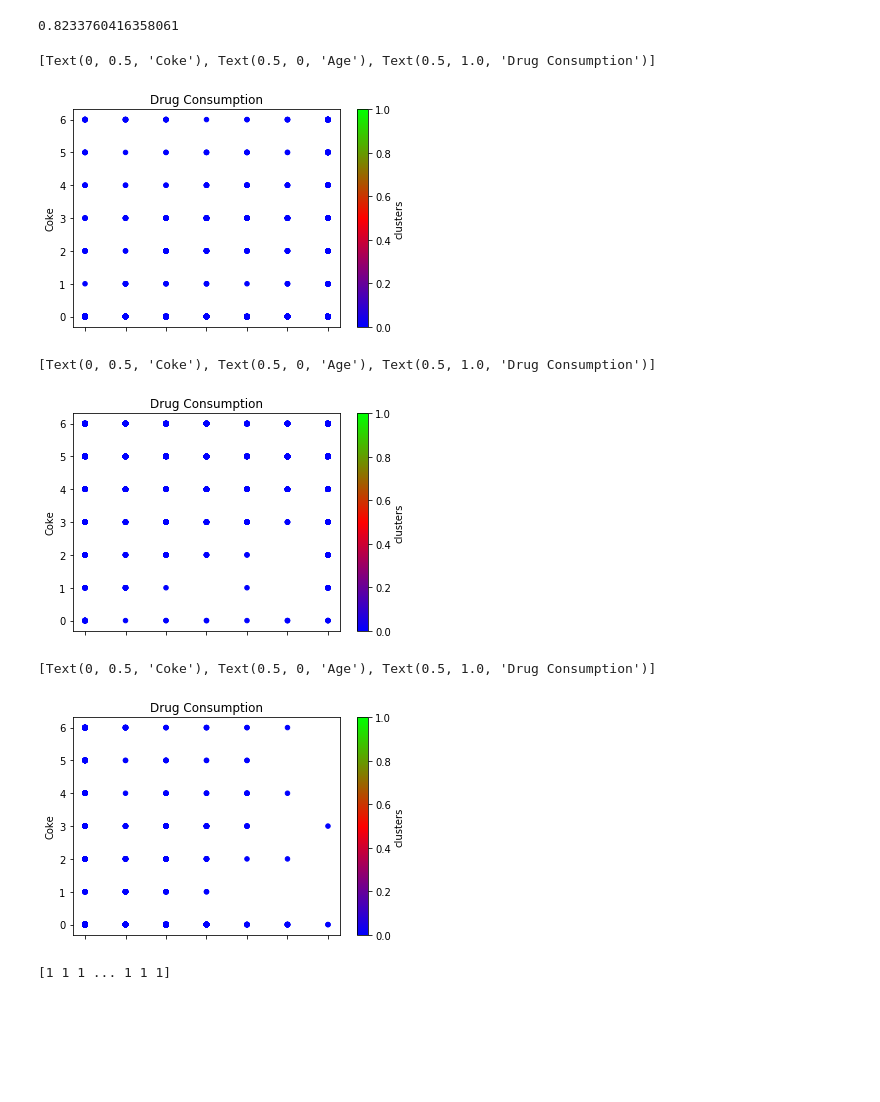
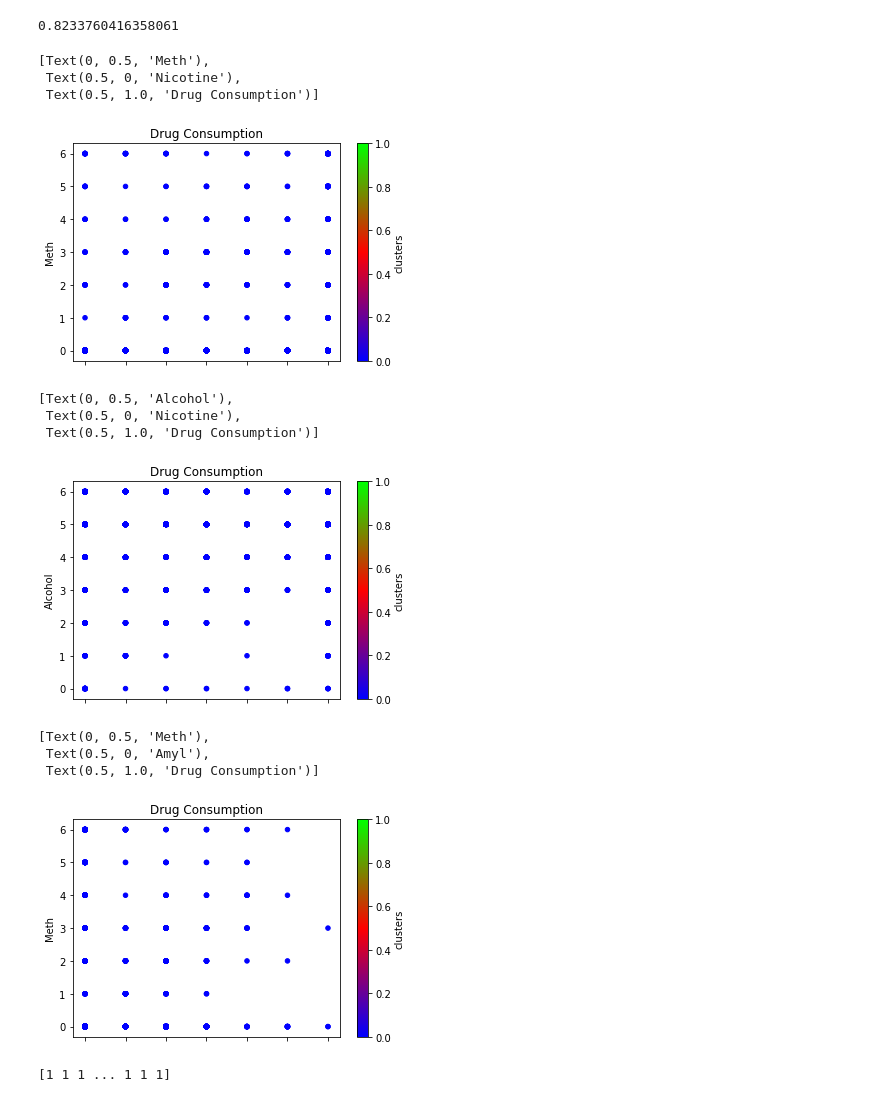
Before and after one commit to ManasaK33/drug-consumption, a Jupyter notebook: Clustering.ipynb, the cells around one changed output. Cells and saved outputs as stored; diff of their text form; code cells hidden in the pictures; blank space fills up the shorter version.

```diff
--- a/Clustering.ipynb
+++ b/Clustering.ipynb
@@ -159,21 +169,27 @@ print(metrics.silhouette_score(x_scaled, data['clusters'], metric = "euclidean")
 0.8233760416358061
 # %%
 ax = data.plot(kind = 'scatter', x = 'Nicotine', y = 'Meth', c = 'clusters', colormap = plt.cm.brg)
-ax.set(title = 'Drug Consumption', xlabel = 'Age', ylabel = 'Coke')
+ax.set(title = 'Drug Consumption', xlabel = 'Nicotine', ylabel = 'Meth')
 # %% [output]
-[Text(0, 0.5, 'Coke'), Text(0.5, 0, 'Age'), Text(0.5, 1.0, 'Drug Consumption')]
+[Text(0, 0.5, 'Meth'),
+ Text(0.5, 0, 'Nicotine'),
+ Text(0.5, 1.0, 'Drug Consumption')]
 [figure]
 # %%
 ax = data.plot(kind = 'scatter', x = 'Nicotine', y = 'Alcohol', c = 'clusters', colormap = plt.cm.brg)
-ax.set(title = 'Drug Consumption', xlabel = 'Age', ylabel = 'Coke')
+ax.set(title = 'Drug Consumption', xlabel = 'Nicotine', ylabel = 'Alcohol')
 # %% [output]
-[Text(0, 0.5, 'Coke'), Text(0.5, 0, 'Age'), Text(0.5, 1.0, 'Drug Consumption')]
+[Text(0, 0.5, 'Alcohol'),
+ Text(0.5, 0, 'Nicotine'),
+ Text(0.5, 1.0, 'Drug Consumption')]
-[figure, old version]
+[figure, new version]
 # %%
 ax = data.plot(kind = 'scatter', x = 'Amyl', y = 'Meth', c = 'clusters', colormap = plt.cm.brg)
-ax.set(title = 'Drug Consumption', xlabel = 'Age', ylabel = 'Coke')
+ax.set(title = 'Drug Consumption', xlabel = 'Amyl', ylabel = 'Meth')
 # %% [output]
-[Text(0, 0.5, 'Coke'), Text(0.5, 0, 'Age'), Text(0.5, 1.0, 'Drug Consumption')]
+[Text(0, 0.5, 'Meth'),
+ Text(0.5, 0, 'Amyl'),
+ Text(0.5, 1.0, 'Drug Consumption')]
 [figure]
 # %%
 #Cluster2 with complete Linkage
```
Also changed, not shown: parts of 26 cells of this notebook.
